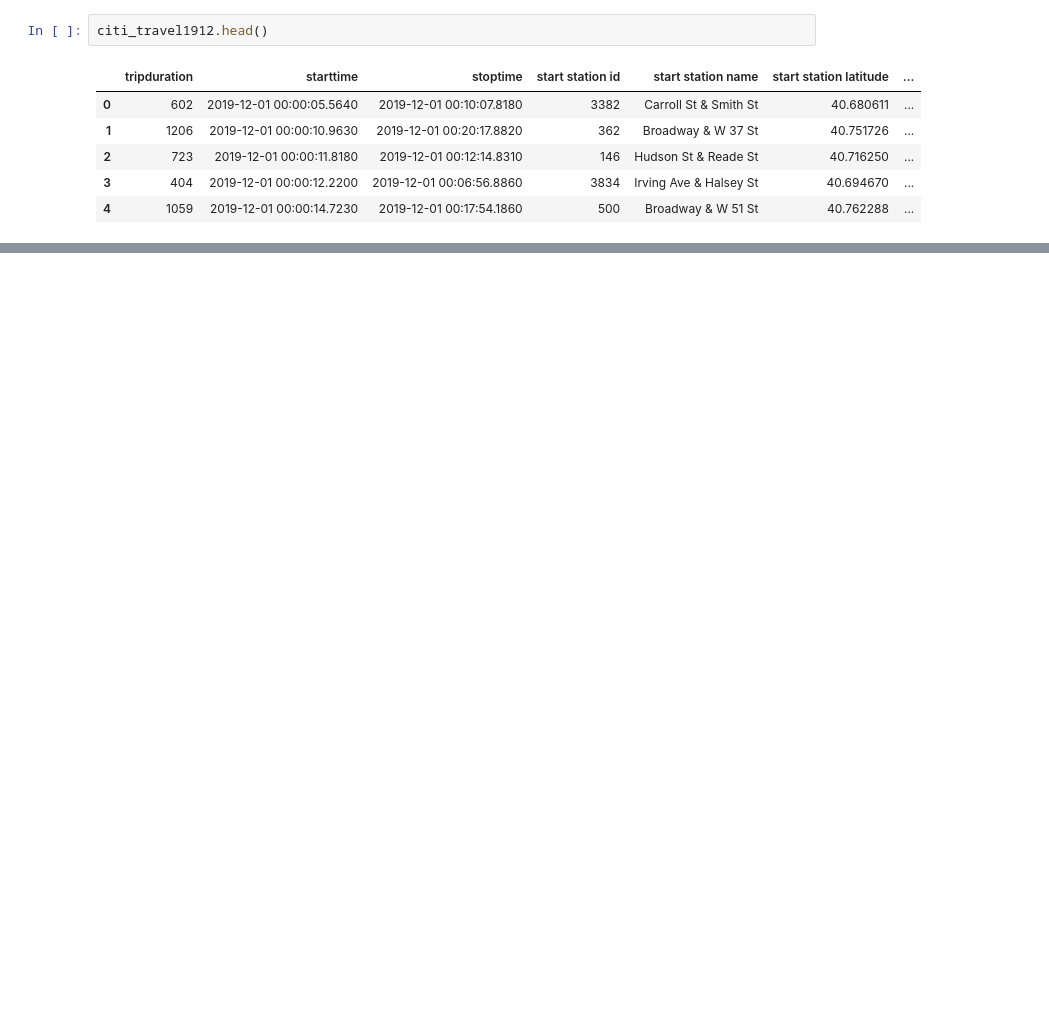
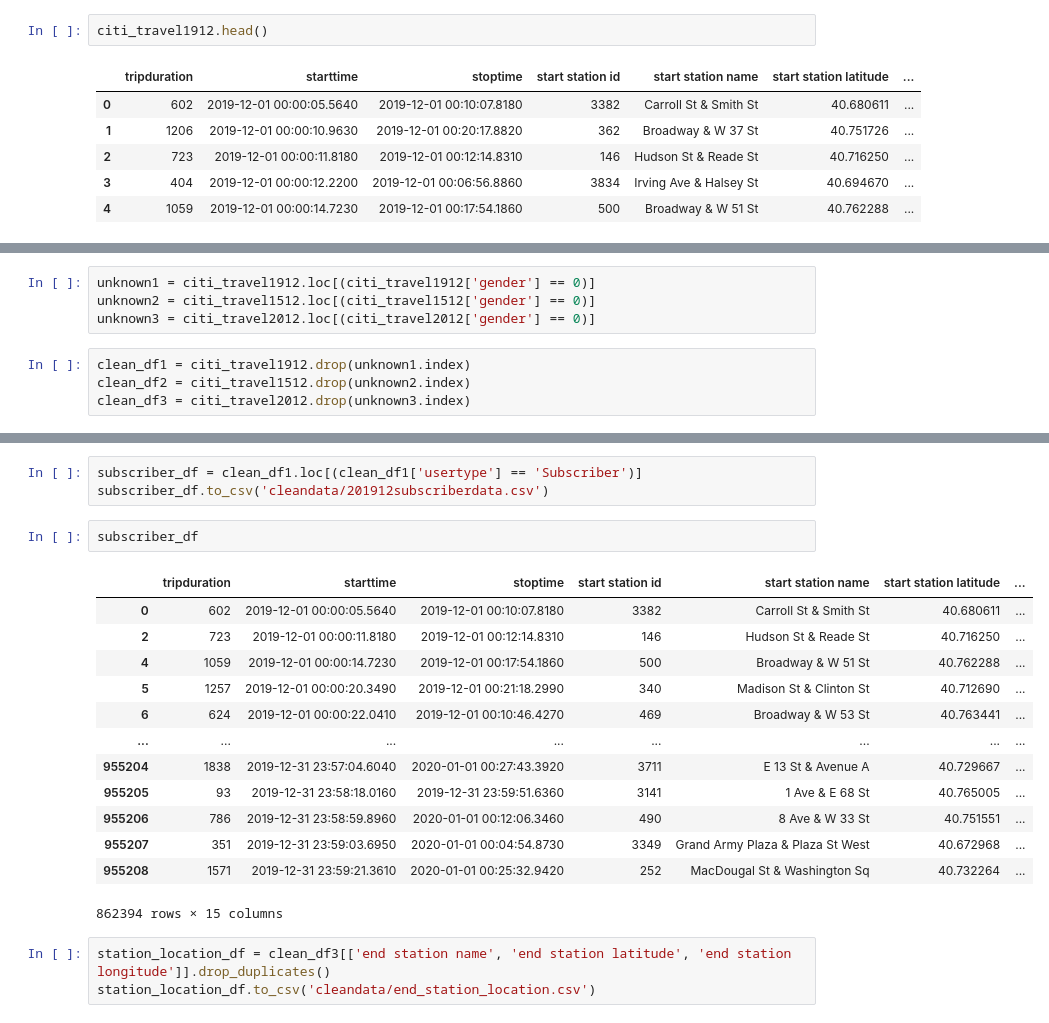
Before and after one commit to kplam624/Citi-bike-analysis, a Jupyter notebook: Citibike-cleaning.ipynb, the cells around one changed output, grey strips where cells are left out. Drawn from its saved outputs; the diff is of its cells as text; blank space fills up the shorter version.

```diff
--- a/Citibike-cleaning.ipynb
+++ b/Citibike-cleaning.ipynb
@@ -69,0 +16,8 @@ customer_df.to_csv('cleandata/201912customerdata.csv')
+# %%
+unknown1 = citi_travel1912.loc[(citi_travel1912['gender'] == 0)]
+unknown2 = citi_travel1512.loc[(citi_travel1512['gender'] == 0)]
+unknown3 = citi_travel2012.loc[(citi_travel2012['gender'] == 0)]
+# %%
+clean_df1 = citi_travel1912.drop(unknown1.index)
+clean_df2 = citi_travel1512.drop(unknown2.index)
+clean_df3 = citi_travel2012.drop(unknown3.index)
@@ -69,0 +94,22 @@ customer_df.to_csv('cleandata/201912customerdata.csv')
+# %%
+subscriber_df = clean_df1.loc[(clean_df1['usertype'] == 'Subscriber')]
+subscriber_df.to_csv('cleandata/201912subscriberdata.csv')
+# %%
+subscriber_df
+# %% [output]
+|  | tripduration | starttime | stoptime | start station id | start station name | start station latitude | ... |
+| 0 | 602 | 2019-12-01 00:00:05.5640 | 2019-12-01 00:10:07.8180 | 3382 | Carroll St & Smith St | 40.680611 | ... |
+| 2 | 723 | 2019-12-01 00:00:11.8180 | 2019-12-01 00:12:14.8310 | 146 | Hudson St & Reade St | 40.716250 | ... |
+| 4 | 1059 | 2019-12-01 00:00:14.7230 | 2019-12-01 00:17:54.1860 | 500 | Broadway & W 51 St | 40.762288 | ... |
+| 5 | 1257 | 2019-12-01 00:00:20.3490 | 2019-12-01 00:21:18.2990 | 340 | Madison St & Clinton St | 40.712690 | ... |
+| 6 | 624 | 2019-12-01 00:00:22.0410 | 2019-12-01 00:10:46.4270 | 469 | Broadway & W 53 St | 40.763441 | ... |
+| ... | ... | ... | ... | ... | ... | ... | ... |
+| 955204 | 1838 | 2019-12-31 23:57:04.6040 | 2020-01-01 00:27:43.3920 | 3711 | E 13 St & Avenue A | 40.729667 | ... |
+| 955205 | 93 | 2019-12-31 23:58:18.0160 | 2019-12-31 23:59:51.6360 | 3141 | 1 Ave & E 68 St | 40.765005 | ... |
+| 955206 | 786 | 2019-12-31 23:58:59.8960 | 2020-01-01 00:12:06.3460 | 490 | 8 Ave & W 33 St | 40.751551 | ... |
+| 955207 | 351 | 2019-12-31 23:59:03.6950 | 2020-01-01 00:04:54.8730 | 3349 | Grand Army Plaza & Plaza St West | 40.672968 | ... |
+| 955208 | 1571 | 2019-12-31 23:59:21.3610 | 2020-01-01 00:25:32.9420 | 252 | MacDougal St & Washington Sq | 40.732264 | ... |
+862394 rows × 15 columns
+# %%
+station_location_df = clean_df3[['end station name', 'end station latitude', 'end station longitude']].drop_duplicates()
+station_location_df.to_csv('cleandata/end_station_location.csv')
```
Also changed, not shown: parts of 17 cells of this notebook, 4 other files.
